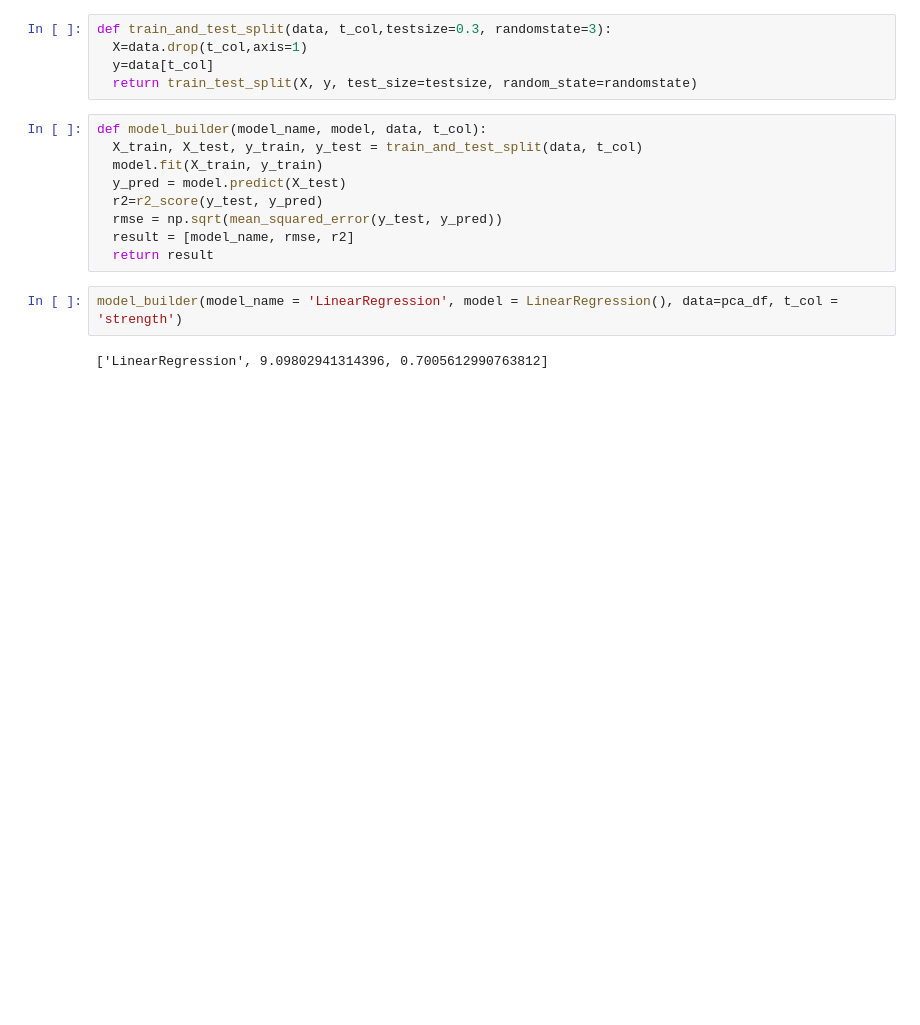
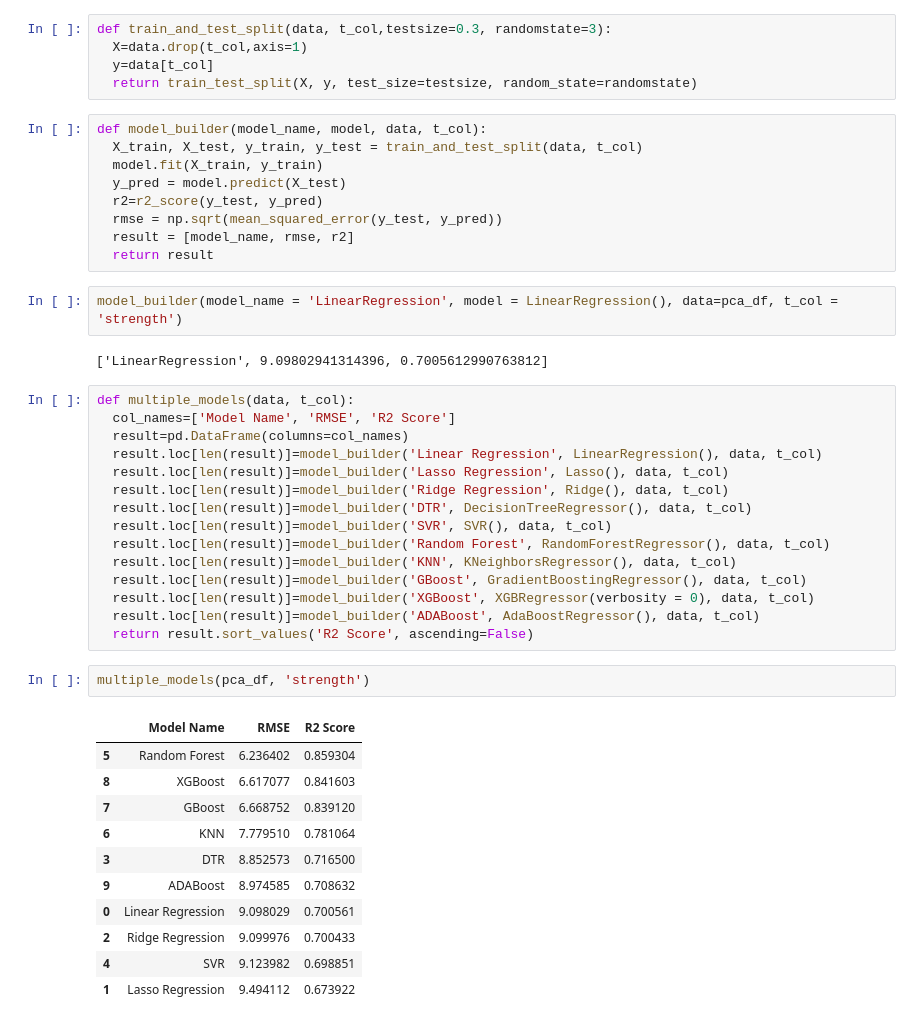
Before and after one commit to chaitanyaaditya/CapStone, a Jupyter notebook: CapStoneProject1.ipynb, the cells around one changed output. Saved outputs shown, nothing was run; the diff lists cells and outputs as text; blank space fills up the shorter version.

```diff
--- a/CapStoneProject1.ipynb
+++ b/CapStoneProject1.ipynb
@@ -540,3 +545,32 @@ def model_builder(model_name, model, data, t_col):
 model_builder(model_name = 'LinearRegression', model = LinearRegression(), data=pca_df, t_col = 'strength')
 # %% [output]
 ['LinearRegression', 9.09802941314396, 0.7005612990763812]
+# %%
+def multiple_models(data, t_col):
+  col_names=['Model Name', 'RMSE', 'R2 Score']
+  result=pd.DataFrame(columns=col_names)
+  result.loc[len(result)]=model_builder('Linear Regression', LinearRegression(), data, t_col)
+  result.loc[len(result)]=model_builder('Lasso Regression', Lasso(), data, t_col)
+  result.loc[len(result)]=model_builder('Ridge Regression', Ridge(), data, t_col)
+  result.loc[len(result)]=model_builder('DTR', DecisionTreeRegressor(), data, t_col)
+  result.loc[len(result)]=model_builder('SVR', SVR(), data, t_col)
+  result.loc[len(result)]=model_builder('Random Forest', RandomForestRegressor(), data, t_col)
+  result.loc[len(result)]=model_builder('KNN', KNeighborsRegressor(), data, t_col)
+  result.loc[len(result)]=model_builder('GBoost', GradientBoostingRegressor(), data, t_col)
+  result.loc[len(result)]=model_builder('XGBoost', XGBRegressor(verbosity = 0), data, t_col)
+  result.loc[len(result)]=model_builder('ADABoost', AdaBoostRegressor(), data, t_col)
+  return result.sort_values('R2 Score', ascending=False)
+# %%
+multiple_models(pca_df, 'strength')
+# %% [output]
+|  | Model Name | RMSE | R2 Score |
+| 5 | Random Forest | 6.236402 | 0.859304 |
+| 8 | XGBoost | 6.617077 | 0.841603 |
+| 7 | GBoost | 6.668752 | 0.839120 |
+| 6 | KNN | 7.779510 | 0.781064 |
+| 3 | DTR | 8.852573 | 0.716500 |
+| 9 | ADABoost | 8.974585 | 0.708632 |
+| 0 | Linear Regression | 9.098029 | 0.700561 |
+| 2 | Ridge Regression | 9.099976 | 0.700433 |
+| 4 | SVR | 9.123982 | 0.698851 |
+| 1 | Lasso Regression | 9.494112 | 0.673922 |
```
Also changed, not shown: parts of 4 cells of this notebook.
